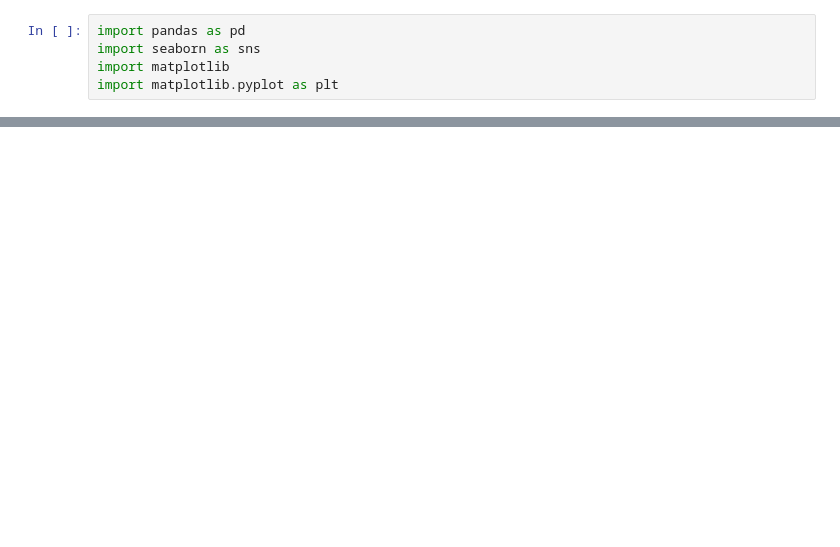
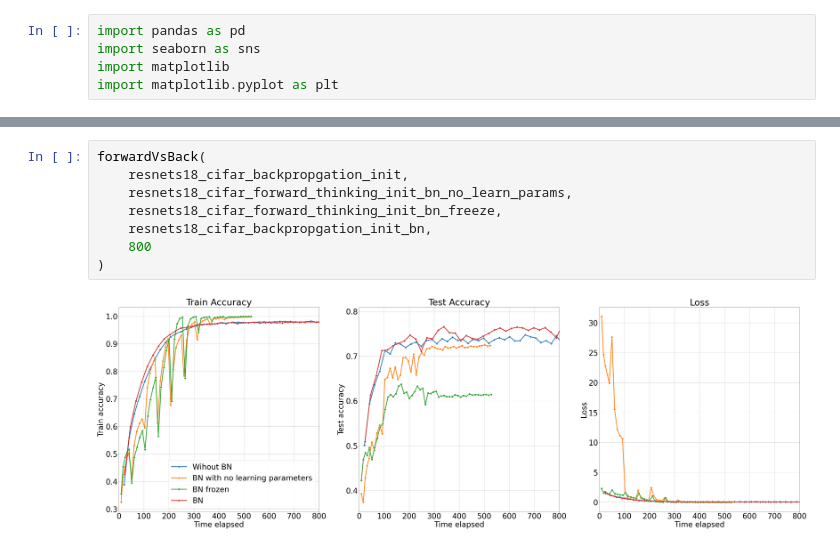
Before and after one commit to runnily/forward-thinking, a Jupyter notebook: forward_thinking_results.ipynb, the cells around one changed output, grey strips where cells are left out. Drawn from its saved outputs; the diff is of its cells as text; blank space fills up the shorter version.

```diff
--- a/forward_thinking_results.ipynb
+++ b/forward_thinking_results.ipynb
@@ -237,0 +189,10 @@ plot(backpropgate_cifar10,
+# %%
+forwardVsBack(
+    resnets18_cifar_backpropgation_init,
+    resnets18_cifar_forward_thinking_init_bn_no_learn_params,
+    resnets18_cifar_forward_thinking_init_bn_freeze,
+    resnets18_cifar_backpropgation_init_bn,
+    800
+)
+# %% [output]
+[figure, added]
```
Also changed, not shown: parts of 33 cells of this notebook.
